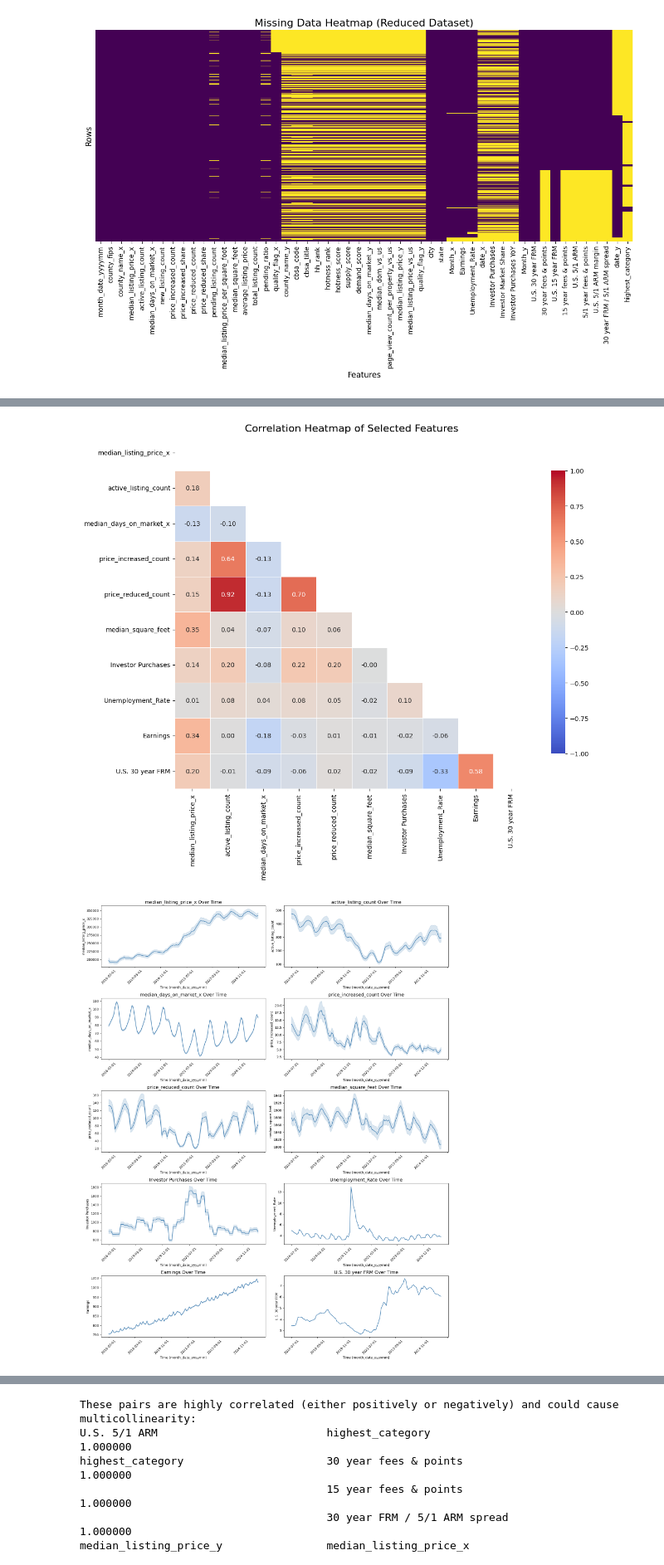
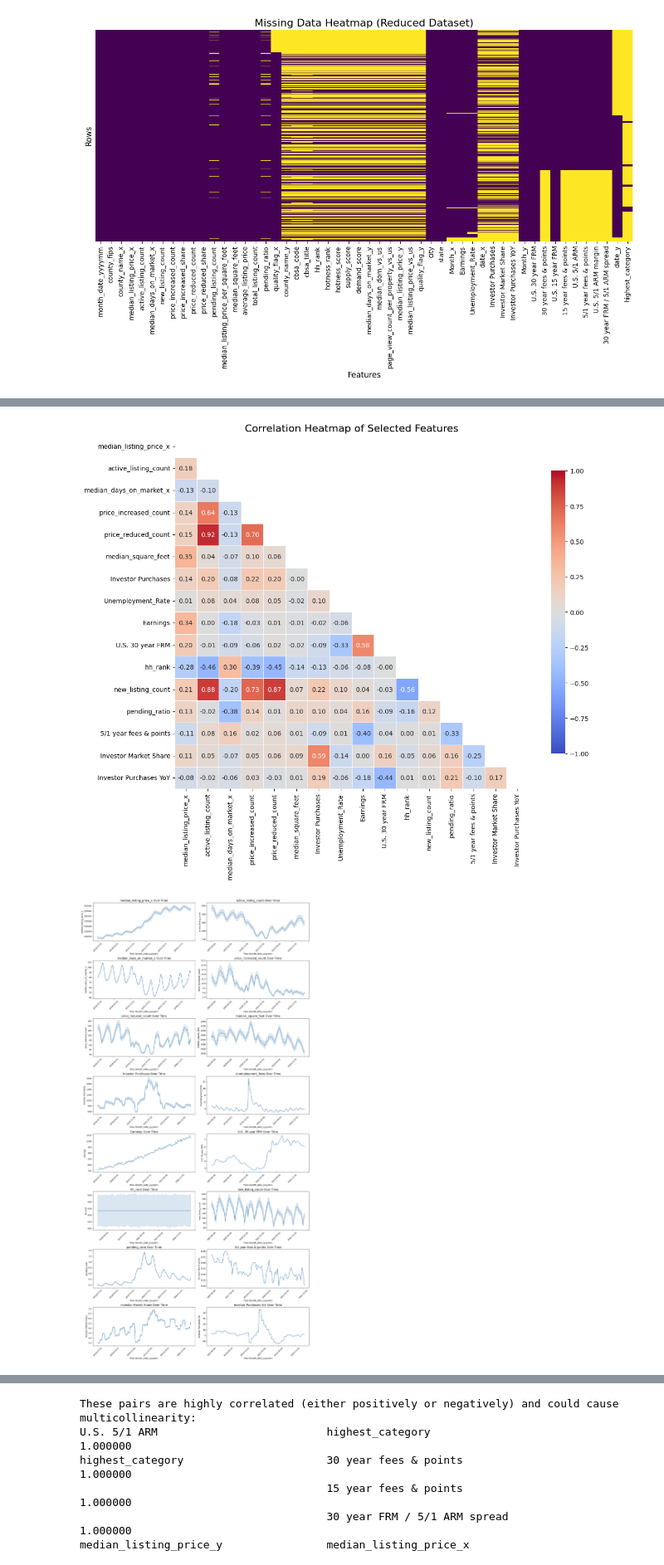
Before and after one commit to walde363/covid-housing-forecast, a Jupyter notebook: notebooks/data quality and viz.ipynb, the cells around one changed output, grey strips where cells are left out. Shown at 83% size. Drawn from its saved outputs; the diff is of its cells as text; code cells hidden in the pictures.

```diff
--- a/notebooks/data quality and viz.ipynb
+++ b/notebooks/data quality and viz.ipynb
@@ -45,11 +45,17 @@ columns_to_plot = [
     'Investor Purchases',
     'Unemployment_Rate',
     'Earnings',
-    'U.S. 30 year FRM'
+    'U.S. 30 year FRM',
+    'hh_rank',
+    'new_listing_count',
+    'pending_ratio',
+    '5/1 year fees & points',
+    'Investor Market Share',
+    'Investor Purchases YoY'
 ]
 
 # Create a 5x2 grid of subplots
-fig, axes = plt.subplots(nrows=5, ncols=2, figsize=(16, 20))
+fig, axes = plt.subplots(nrows=8, ncols=2, figsize=(16, 20))
 
 # Flatten the 5x2 grid into a 1D array for easy iteration
 axes = axes.flatten()
@@ -76,6 +82,6 @@ plt.show()
 # %%
 # Set up the matplotlib figure (5 rows x 2 columns)
-fig, axes = plt.subplots(nrows=5, ncols=2, figsize=(16, 20))
+fig, axes = plt.subplots(nrows=8, ncols=2, figsize=(16, 20))
 
 # Flatten the axes array for an easy loop
 axes = axes.flatten()
@@ -115,33 +121,33 @@ plt.title('Correlation Heatmap of Selected Features', fontsize=16)
 plt.tight_layout()
 plt.show()
 # %% [output]
-[figure, old version]
+[figure, new version]
 # %%
 # Make sure the dataframe is sorted by time
 df_time = df_reduced.sort_values(by='month_date_yyyymm')
 
 # Create a 5x2 grid of subplots for the time series
-fig, axes = plt.subplots(nrows=5, ncols=2, figsize=(16, 20))
+fig, axes = plt.subplots(nrows=8, ncols=2, figsize=(16, 32))
 axes = axes.flatten()
 
 for i, col in enumerate(columns_to_plot):
     if col in df_time.columns:
         # Plot the feature across time
         sns.lineplot(data=df_time, x='month_date_yyyymm', y=col, ax=axes[i], color='steelblue')
         axes[i].set_title(f'{col} Over Time', fontsize=14)
         axes[i].set_xlabel('Time (month_date_yyyymm)')
         axes[i].set_ylabel(col)
 
         # make the x-ticks legible
         axes[i].xaxis.set_major_locator(plt.MaxNLocator(7))
         axes[i].tick_params(axis='x', rotation=45)
     else:
         axes[i].set_visible(False)
 
 plt.tight_layout()
 plt.show()
 # %% [output]
-[figure, old version]
+[figure, new version]
 # %%
 # Set an extra-large figure size to accommodate the entire dataset
 plt.figure(figsize=(24, 20))
```
Also changed, not shown: parts of 3 cells of this notebook, 1 other file.
